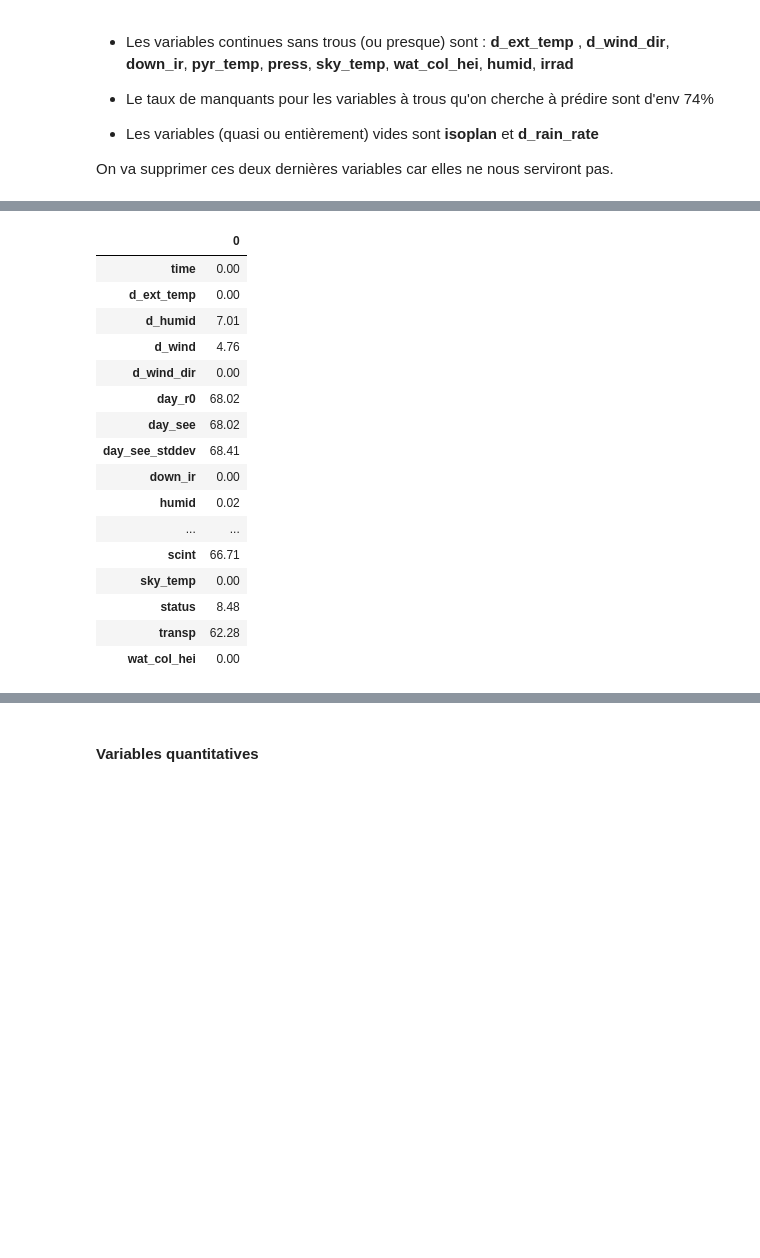
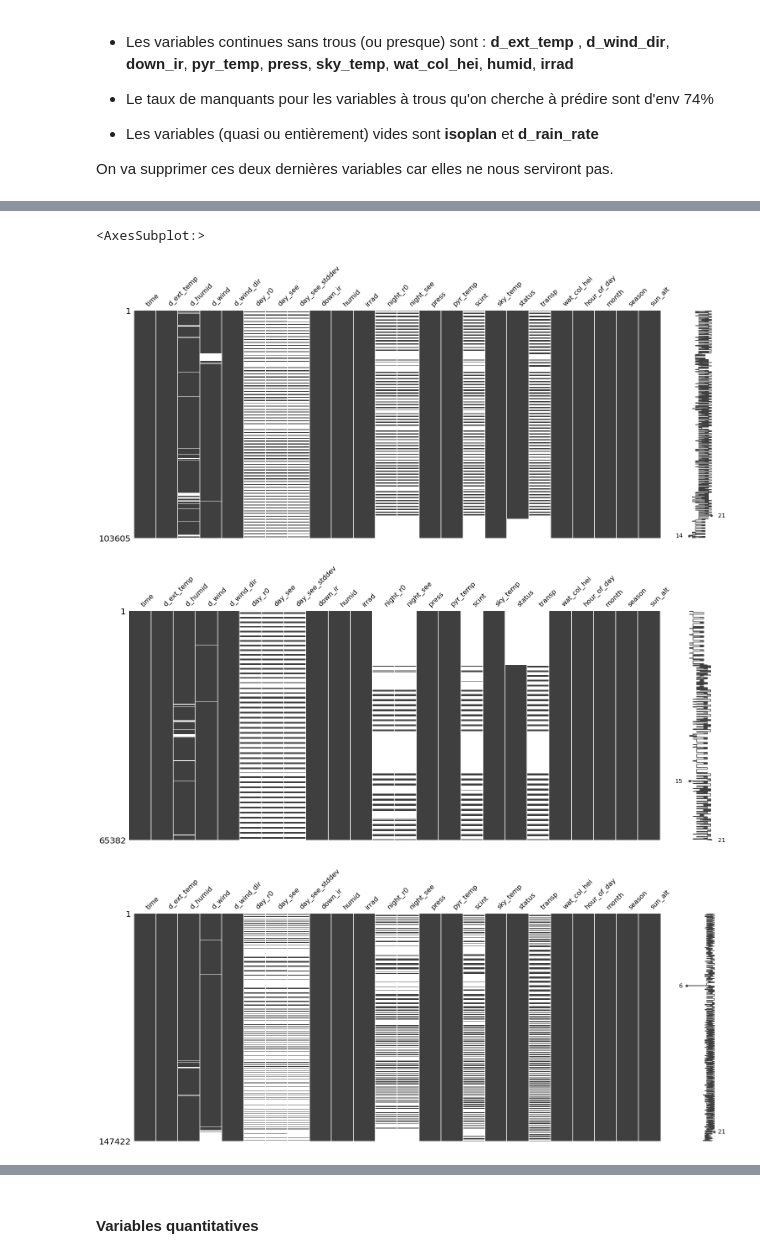
Before and after one commit to datacraft-paris/2310-Yewan-MissingValues, a Jupyter notebook: atelier_missing_values.ipynb, the cells around one changed output, grey strips where cells are left out. Saved outputs shown, nothing was run; the diff lists cells and outputs as text; code cells hidden in the pictures; blank space fills up the shorter version.

```diff
--- a/atelier_missing_values.ipynb
+++ b/atelier_missing_values.ipynb
@@ -138,21 +201,12 @@ automne = df[(df['time'].dt.month >= 9) & (df['time'].dt.day >=1) & (df['time'].
 # %%
 #hiver,automne,printemps,été
-missingDF(printemps)
+#missingDF(printemps)
+msno.matrix(printemps)
+msno.matrix(ete)
+msno.matrix(automne)
+msno.matrix(hiver)
 # %% [output]
-|  | 0 |
-| time | 0.00 |
-| d_ext_temp | 0.00 |
-| d_humid | 7.01 |
-| d_wind | 4.76 |
-| d_wind_dir | 0.00 |
-| day_r0 | 68.02 |
-| day_see | 68.02 |
-| day_see_stddev | 68.41 |
-| down_ir | 0.00 |
-| humid | 0.02 |
-| ... | ... |
-| scint | 66.71 |
-| sky_temp | 0.00 |
-| status | 8.48 |
-| transp | 62.28 |
-| wat_col_hei | 0.00 |
+<AxesSubplot:>
+[figure, added]
+[figure, added]
+[figure, added]
```
Also changed, not shown: parts of 40 cells of this notebook, 2 other files.
